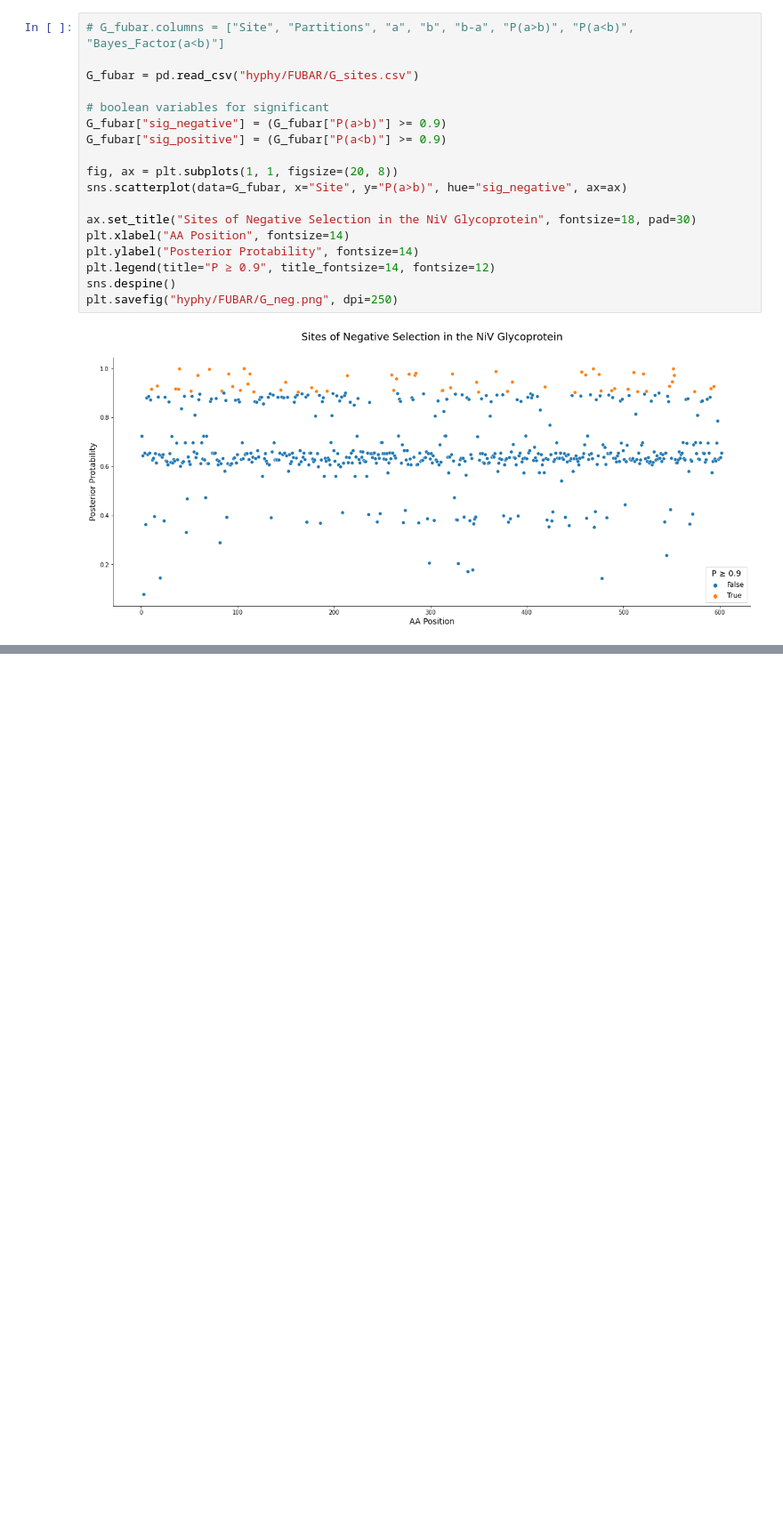
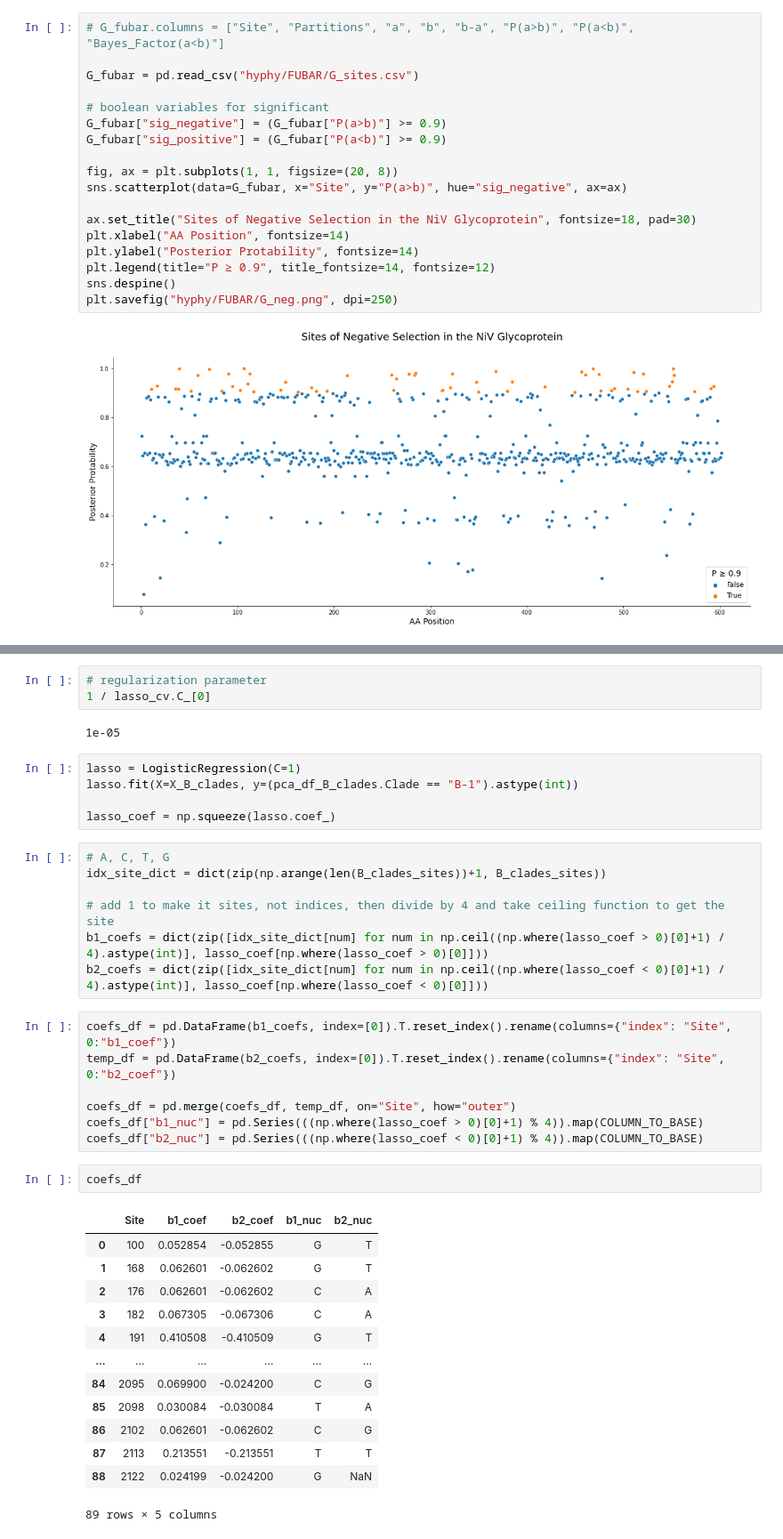
Before and after one commit to sanju99/niv_evo, a Jupyter notebook: evo_selection.ipynb, the cells around one changed output, grey strips where cells are left out. Shown at 89% size. Drawn from its saved outputs; the diff is of its cells as text; blank space fills up the shorter version.

```diff
--- a/evo_selection.ipynb
+++ b/evo_selection.ipynb
@@ -468,0 +445,40 @@ pn.pane.Bokeh(p)
+# %%
+# regularization parameter
+1 / lasso_cv.C_[0]
+# %% [output]
+1e-05
+# %%
+lasso = LogisticRegression(C=1)
+lasso.fit(X=X_B_clades, y=(pca_df_B_clades.Clade == "B-1").astype(int))
+
+lasso_coef = np.squeeze(lasso.coef_)
+# %%
+# A, C, T, G
+idx_site_dict = dict(zip(np.arange(len(B_clades_sites))+1, B_clades_sites))
+
+# add 1 to make it sites, not indices, then divide by 4 and take ceiling function to get the site
+b1_coefs = dict(zip([idx_site_dict[num] for num in np.ceil((np.where(lasso_coef > 0)[0]+1) / 4).astype(int)], lasso_coef[np.where(lasso_coef > 0)[0]]))
+b2_coefs = dict(zip([idx_site_dict[num] for num in np.ceil((np.where(lasso_coef < 0)[0]+1) / 4).astype(int)], lasso_coef[np.where(lasso_coef < 0)[0]]))
+# %%
+coefs_df = pd.DataFrame(b1_coefs, index=[0]).T.reset_index().rename(columns={"index": "Site", 0:"b1_coef"})
+temp_df = pd.DataFrame(b2_coefs, index=[0]).T.reset_index().rename(columns={"index": "Site", 0:"b2_coef"})
+
+coefs_df = pd.merge(coefs_df, temp_df, on="Site", how="outer")
+coefs_df["b1_nuc"] = pd.Series(((np.where(lasso_coef > 0)[0]+1) % 4)).map(COLUMN_TO_BASE)
+coefs_df["b2_nuc"] = pd.Series(((np.where(lasso_coef < 0)[0]+1) % 4)).map(COLUMN_TO_BASE)
+# %%
+coefs_df
+# %% [output]
+|  | Site | b1_coef | b2_coef | b1_nuc | b2_nuc |
+| 0 | 100 | 0.052854 | -0.052855 | G | T |
+| 1 | 168 | 0.062601 | -0.062602 | G | T |
+| 2 | 176 | 0.062601 | -0.062602 | C | A |
+| 3 | 182 | 0.067305 | -0.067306 | C | A |
+| 4 | 191 | 0.410508 | -0.410509 | G | T |
+| ... | ... | ... | ... | ... | ... |
+| 84 | 2095 | 0.069900 | -0.024200 | C | G |
+| 85 | 2098 | 0.030084 | -0.030084 | T | A |
+| 86 | 2102 | 0.062601 | -0.062602 | C | G |
+| 87 | 2113 | 0.213551 | -0.213551 | T | T |
+| 88 | 2122 | 0.024199 | -0.024200 | G | NaN |
+89 rows × 5 columns
```
Also changed, not shown: parts of 53 cells of this notebook, 52 other files.
